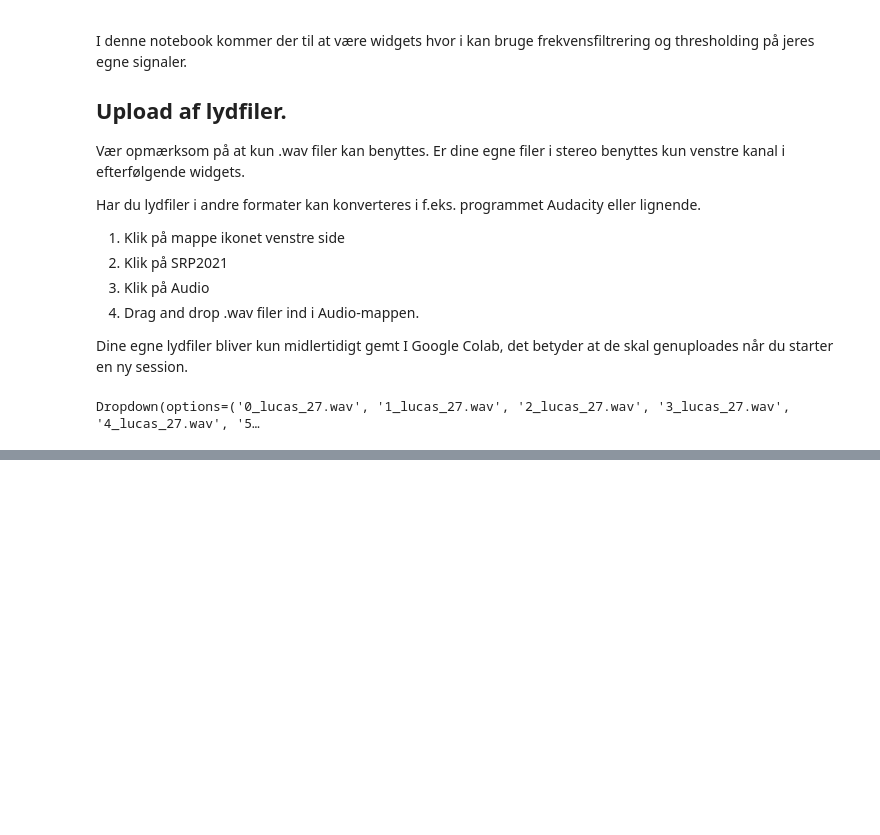
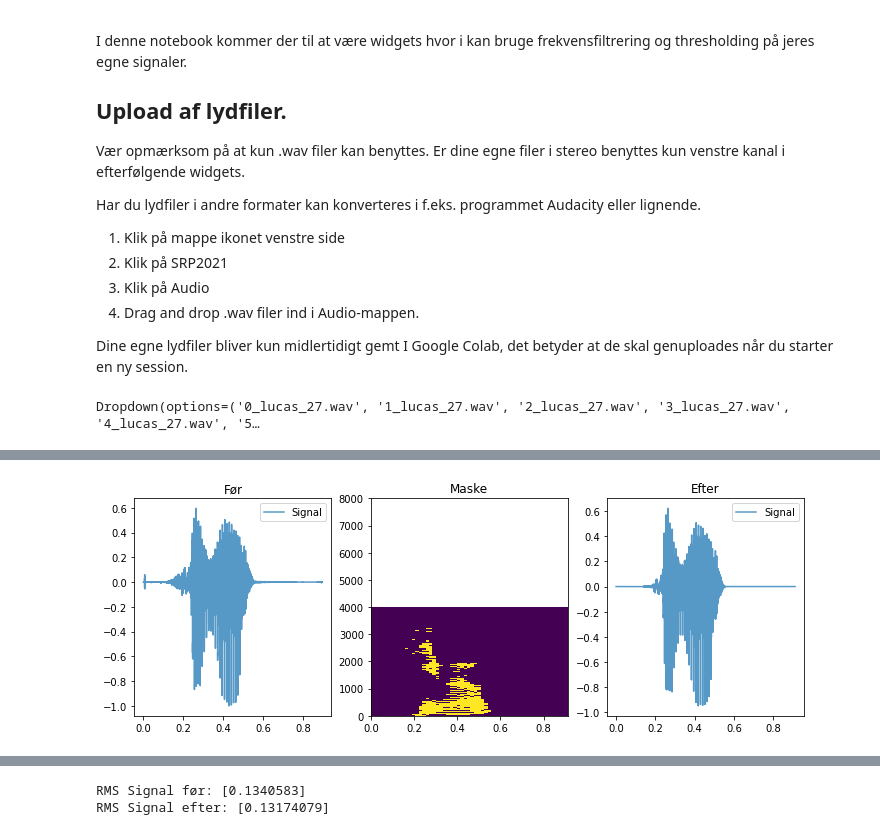
Before and after one commit to niels-overby/SRP-noisereduction, a Jupyter notebook: SRP_Widgets.ipynb, the cells around one changed output, grey strips where cells are left out. Drawn from its saved outputs; the diff is of its cells as text; code cells hidden in the pictures; blank space fills up the shorter version.

```diff
--- a/SRP_Widgets.ipynb
+++ b/SRP_Widgets.ipynb
@@ -305,0 +308,78 @@ RMS Støj efter: [0.01147424 0.01145696]
+# %%
+#@title støjreduktion 2{run: "auto"}
+#@markdown Samme som før, uden ekstra tilføjelse af støj
+
+filename  = audioDir+audio_picker.value
+x, fs = soundfile.read(filename)
+if x.ndim == 1:
+  x = x.reshape(-1,1)
+x = x.T
+x = x/np.max(np.abs(x))
+
+
+xn = 0
+
+xm = x #+ xn
+t = np.arange(len(x.T))/fs
+
+stft = spectrum.STFT(nperseg=512,fs=fs)
+
+# Compute STFTs
+X = stft.transform(x)
+##Xn = stft.transform(xn)
+Xm = stft.transform(xm)
+
+# Thresholding in log spectrogram, that way the linear slider makes more sense
+XmLog = np.log(np.abs(Xm))
+minVal = np.min(XmLog)
+maxVal = np.max(XmLog)
+
+threshold_percent = 78 #@param {type:"slider", min:0, max:100, step:1}
+a = threshold_percent/100
+
+thr = a * maxVal + (1-a) * minVal
+mask = XmLog > thr
+
+Y = mask * X
+#Yn = mask * Xn
+Ym = mask * Xm
+
+y = stft.transform(Y,inv=True)
+yn = stft.transform(Yn,inv=True)
+ym = stft.transform(Ym)
+
+#plt.pcolormesh(stft.t,stft.f,mask[0])
+
+plt.figure(figsize=(12,4))
+
+plt.subplot(131)
+t = np.arange(len(x[0].T))/fs
+plt.plot(t,x[0].T,label='Signal',alpha=0.75)
+#plt.plot(t,xn[0].T,label='Støj',alpha=0.75)
+plt.title("Før")
+plt.legend()
+
+plt.subplot(132)
+plt.pcolormesh(stft.t,stft.f,mask[0])
+plt.ylim([0,8000])
+plt.title("Maske")
+
+
+plt.subplot(133)
+t = np.arange(len(y[0].T))/fs
+plt.plot(t,y[0].T,label='Signal',alpha=0.75)
+
+plt.title("Efter")
+plt.legend()
+plt.show()
+
+display(utils.play(ym,fs))
+
+print(f"RMS Signal før: {utils.rms(x)} ")
+#print(f"RMS Støj før: {utils.rms(xn)} ")
+#print(f"SNRdB før: {20*np.log10(utils.rms(x)/utils.rms(xn))} ")
+
+print(f"RMS Signal efter: {utils.rms(y)}")
+#print(f"RMS Støj efter: {utils.rms(yn)}")
+# %% [output]
+[figure, added]
@@ -305,0 +387,2 @@ RMS Støj efter: [0.01147424 0.01145696]
+RMS Signal før: [0.1340583]
+RMS Signal efter: [0.13174079]
```
Also changed, not shown: parts of 6 cells of this notebook.
